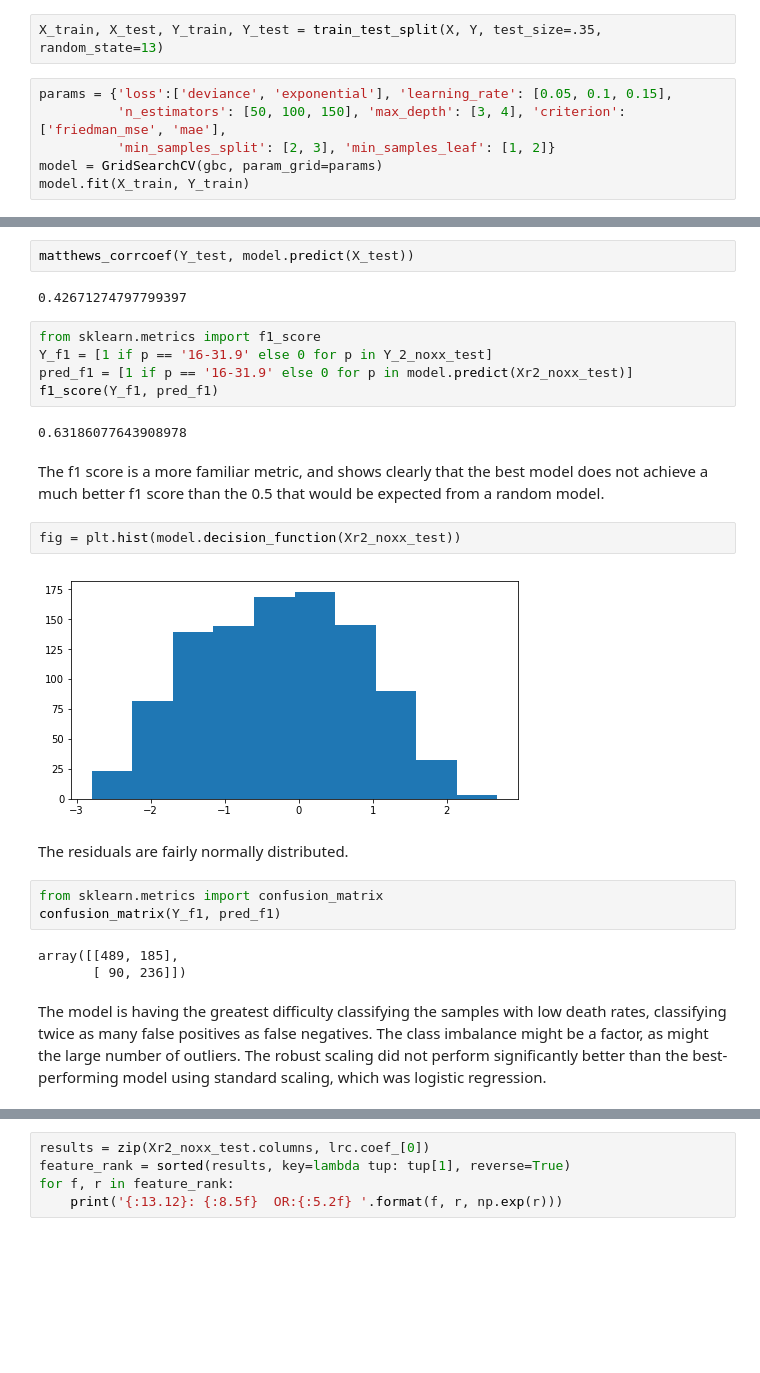
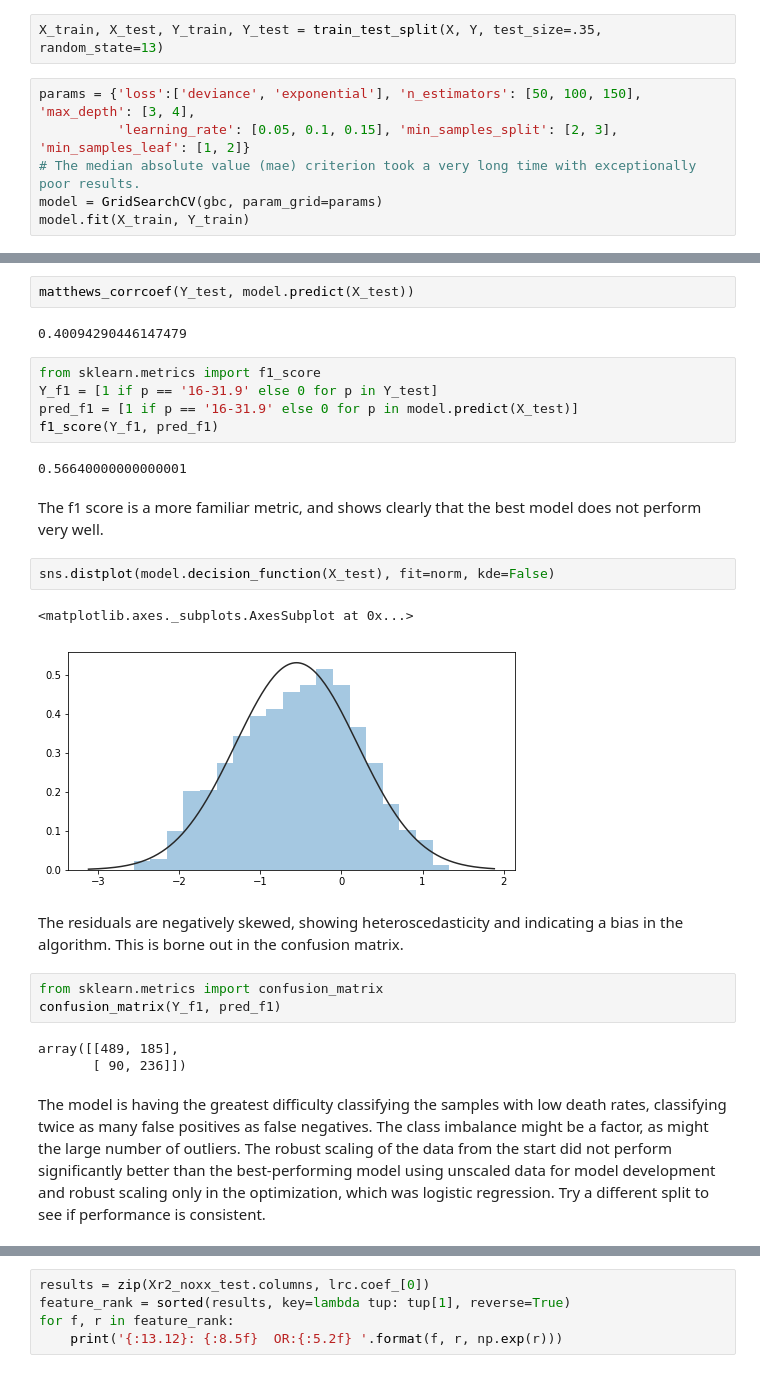
Before and after one commit to vincegiorno/drug_deaths, a Jupyter notebook: drug_deaths.ipynb, the cells around one changed output, grey strips where cells are left out. Drawn from its saved outputs; the diff is of its cells as text; blank space fills up the shorter version.

Commit message:
finalize gradient boosting as best performer

```diff
--- a/drug_deaths.ipynb
+++ b/drug_deaths.ipynb
@@ -1316,9 +1316,9 @@ Y = combine_targets(Y4)
 # %%
 X_train, X_test, Y_train, Y_test = train_test_split(X, Y, test_size=.35, random_state=13)
 # %%
-params = {'loss':['deviance', 'exponential'], 'learning_rate': [0.05, 0.1, 0.15],
-          'n_estimators': [50, 100, 150], 'max_depth': [3, 4], 'criterion': ['friedman_mse', 'mae'],
-          'min_samples_split': [2, 3], 'min_samples_leaf': [1, 2]}
+params = {'loss':['deviance', 'exponential'], 'n_estimators': [50, 100, 150], 'max_depth': [3, 4],
+          'learning_rate': [0.05, 0.1, 0.15], 'min_samples_split': [2, 3], 'min_samples_leaf': [1, 2]}
+# The median absolute value (mae) criterion took a very long time with exceptionally poor results.
 model = GridSearchCV(gbc, param_grid=params)
 model.fit(X_train, Y_train)
 # %% [output]
@@ -1326,22 +1349,23 @@ KeyboardInterrupt:
 # %%
 matthews_corrcoef(Y_test, model.predict(X_test))
 # %% [output]
-0.42671274797799397
+0.40094290446147479
 # %%
 from sklearn.metrics import f1_score
-Y_f1 = [1 if p == '16-31.9' else 0 for p in Y_2_noxx_test]
-pred_f1 = [1 if p == '16-31.9' else 0 for p in model.predict(Xr2_noxx_test)]
+Y_f1 = [1 if p == '16-31.9' else 0 for p in Y_test]
+pred_f1 = [1 if p == '16-31.9' else 0 for p in model.predict(X_test)]
 f1_score(Y_f1, pred_f1)
 # %% [output]
-0.63186077643908978
+0.56640000000000001
 # %% [markdown]
-The f1 score is a more familiar metric, and shows clearly that the best model does not achieve a much better f1 score than the 0.5 that would be expected from a random model.
+The f1 score is a more familiar metric, and shows clearly that the best model does not perform very well.
-# %%
-fig = plt.hist(model.decision_function(Xr2_noxx_test))
-# %% [output]
-[figure, removed]
-# %% [markdown]
-The residuals are fairly normally distributed.
+# %%
+sns.distplot(model.decision_function(X_test), fit=norm, kde=False)
+# %% [output]
+<matplotlib.axes._subplots.AxesSubplot at 0x...>
+[figure, added]
+# %% [markdown]
+The residuals are negatively skewed, showing heteroscedasticity and indicating a bias in the algorithm. This is borne out in the confusion matrix.
 # %%
 from sklearn.metrics import confusion_matrix
 confusion_matrix(Y_f1, pred_f1)
@@ -1349,4 +1373,4 @@ confusion_matrix(Y_f1, pred_f1)
 array([[489, 185],
        [ 90, 236]])
 # %% [markdown]
-The model is having the greatest difficulty classifying the samples with low death rates, classifying twice as many false positives as false negatives. The class imbalance might be a factor, as might the large number of outliers. The robust scaling did not perform significantly better than the best-performing model using standard scaling, which was logistic regression.
+The model is having the greatest difficulty classifying the samples with low death rates, classifying twice as many false positives as false negatives. The class imbalance might be a factor, as might the large number of outliers. The robust scaling of the data from the start did not perform significantly better than the best-performing model using unscaled data for model development and robust scaling only in the optimization, which was logistic regression. Try a different split to see if performance is consistent.
```
Also changed, not shown: parts of 7 cells of this notebook.
